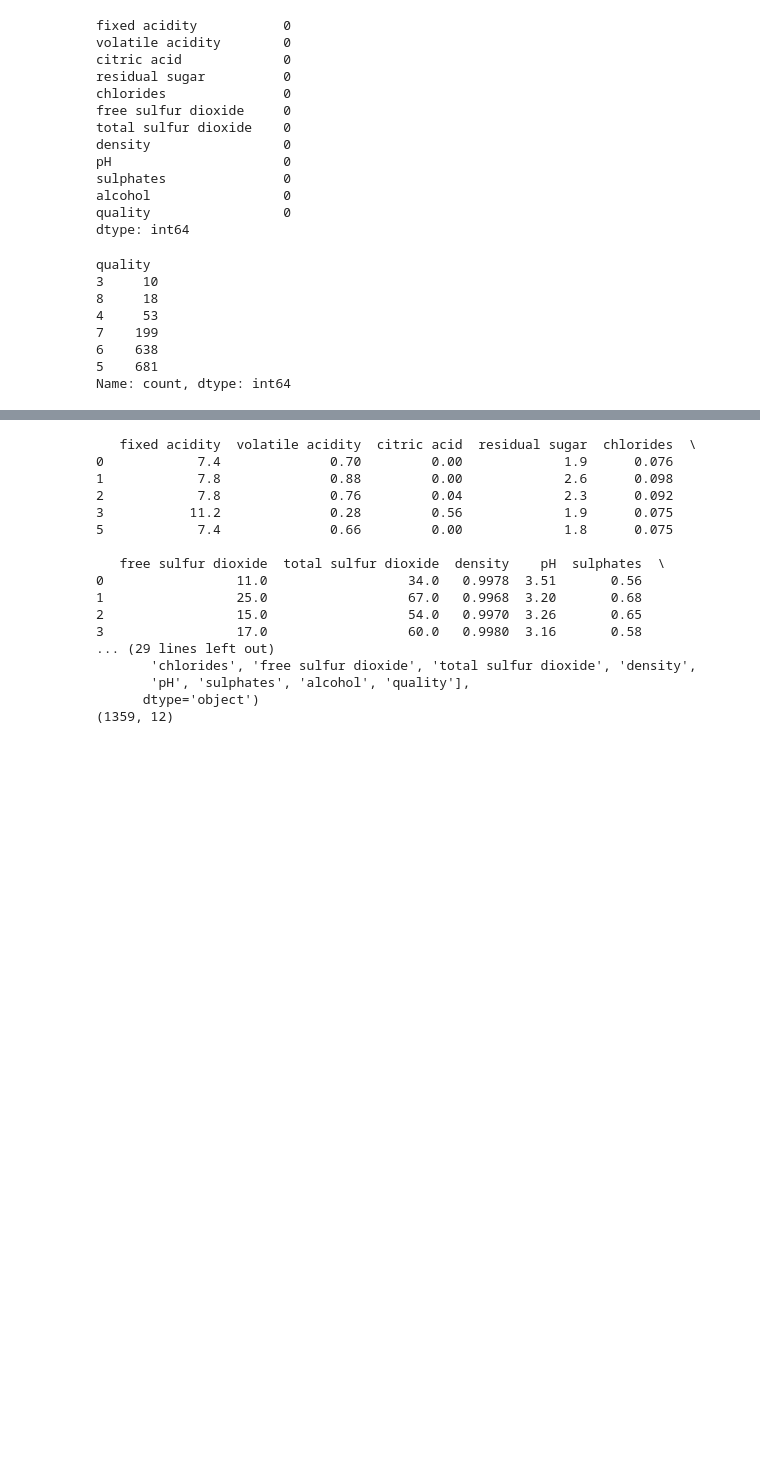
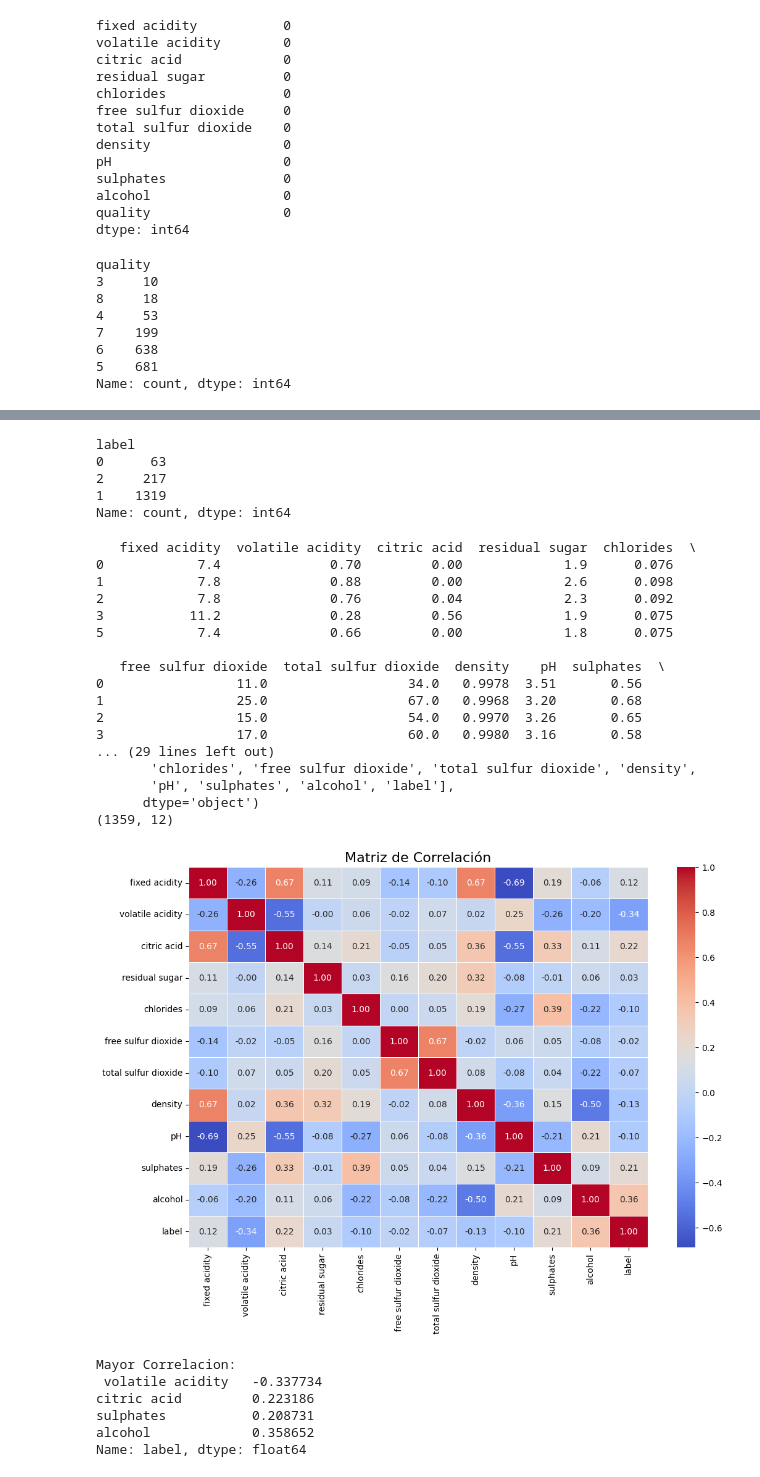
Before and after one commit to pcaliman2/21_K-vecinos, a Jupyter notebook: src/explore.ipynb, the cells around one changed output, grey strips where cells are left out. Saved outputs shown, nothing was run; the diff lists cells and outputs as text; code cells hidden in the pictures; blank space fills up the shorter version.

```diff
--- a/src/explore.ipynb
+++ b/src/explore.ipynb
@@ -112,0 +127,11 @@ Name: count, dtype: int64
+# %%
+def Ajuste_Label(dato):
+    if dato <= 4:
+        return 0
+    elif (dato > 4 and dato <= 6):
+        return 1
+    else: return 2
+# %%
+total_data = total_data.rename(columns={'quality': 'label'})
+total_data['label'] = total_data['label'].apply(Ajuste_Label)
+total_data.head()
@@ -113,3 +145,11 @@ Name: count, dtype: int64
+# %%
+total_data['label'].value_counts().sort_values()
+# %% [output]
+label
+0      63
+2     217
+1    1319
+Name: count, dtype: int64
 # %%
 
 total_data2 = total_data.drop_duplicates()
@@ -133,6 +173,26 @@ print(total_data2.shape)
 3                 17.0                  60.0   0.9980  3.16       0.58
 ... (29 lines left out)
        'chlorides', 'free sulfur dioxide', 'total sulfur dioxide', 'density',
-       'pH', 'sulphates', 'alcohol', 'quality'],
+       'pH', 'sulphates', 'alcohol', 'label'],
       dtype='object')
 (1359, 12)
+# %%
+plt.figure(figsize=(12, 8))
+sns.heatmap(total_data2.corr(), annot=True, cmap='coolwarm', fmt='.2f', linewidths=0.5)
+plt.title('Matriz de Correlación', fontsize=16)
+plt.show()
+# %% [output]
+[figure, added]
+# %%
+corr_Con_label = total_data2.corr()['label'].drop('label')
+
+# Seleccionar variables con |correlación| > 0.2
+relevant_features = corr_Con_label[corr_Con_label.abs() > 0.2]
+print("Mayor Correlacion:\n", relevant_features)
+# %% [output]
+Mayor Correlacion:
+ volatile acidity   -0.337734
+citric acid         0.223186
+sulphates           0.208731
+alcohol             0.358652
+Name: label, dtype: float64
```
Also changed, not shown: parts of 17 cells of this notebook.
